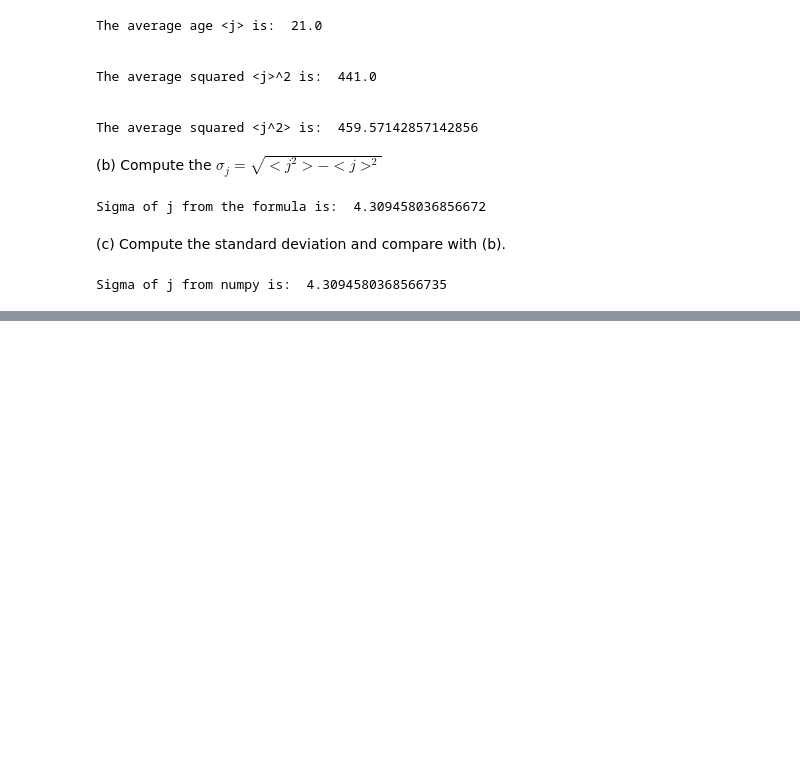
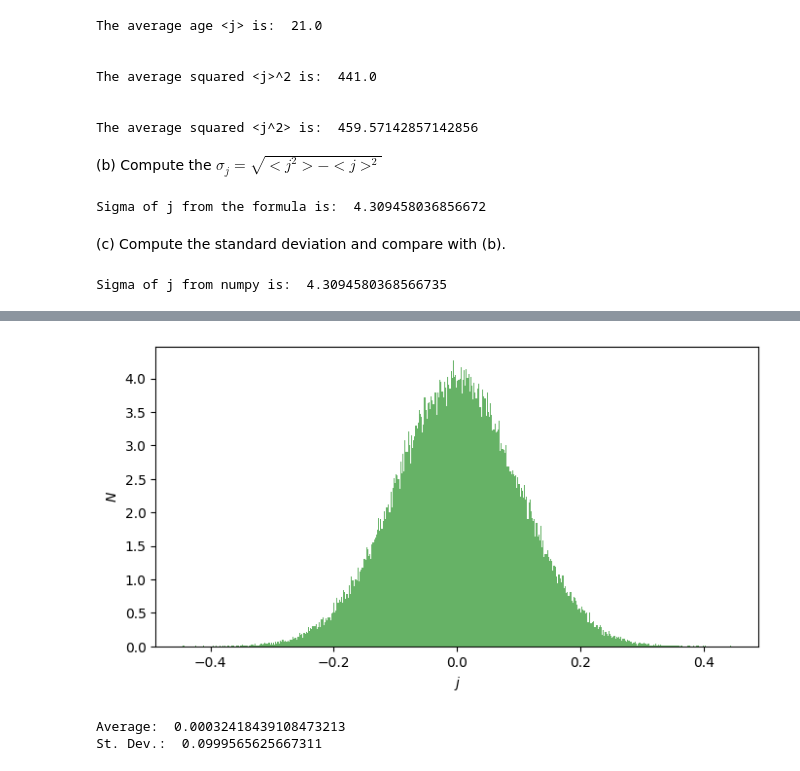
Before and after one commit to wbandabarragan/quantum-mechanics-1, a Jupyter notebook: python-notebooks/python4QM_02.ipynb, the cells around one changed output, grey strips where cells are left out. Cells and saved outputs as stored; diff of their text form; code cells hidden in the pictures; blank space fills up the shorter version.

```diff
--- a/python-notebooks/python4QM_02.ipynb
+++ b/python-notebooks/python4QM_02.ipynb
@@ -79,0 +104,22 @@ Sigma of j from numpy is:  4.3094580368566735
+# %%
+# Make a PDF
+plt.figure(figsize=(8,4))
+
+plt.hist(n_1, bins = 500, color = "green", histtype = "bar", alpha = 0.6, density = True)
+
+plt.xlabel(r"$j$")
+plt.ylabel(r"$N$")
+
+plt.show()
+# %% [output]
+[figure, added]
+# %%
+# Calculate the mean/std
+av_n1 = np.mean(n_1)
+st_n1 = np.std(n_1)
+
+print("Average: ", av_n1)
+print("St. Dev.: ", st_n1)
+# %% [output]
+Average:  0.00032418439108473213
+St. Dev.:  0.0999565625667311
```
Also changed, not shown: parts of 3 cells of this notebook.
